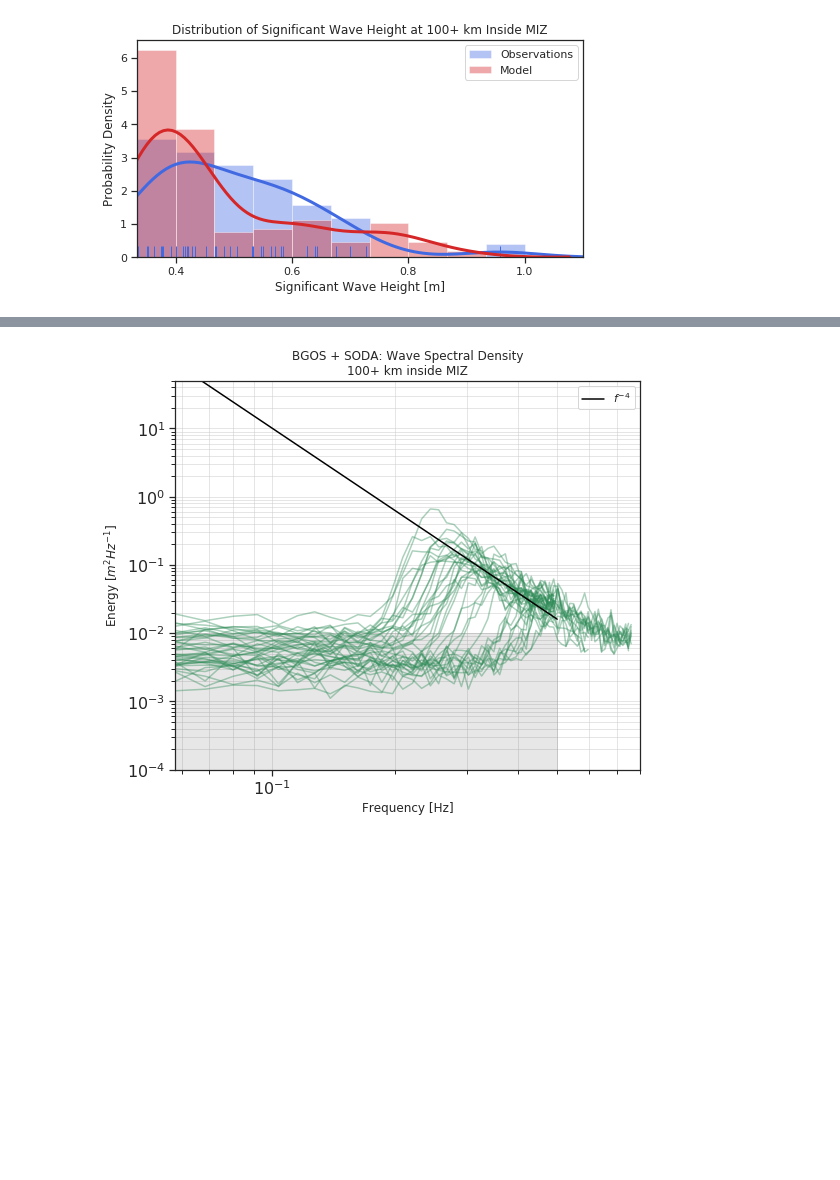
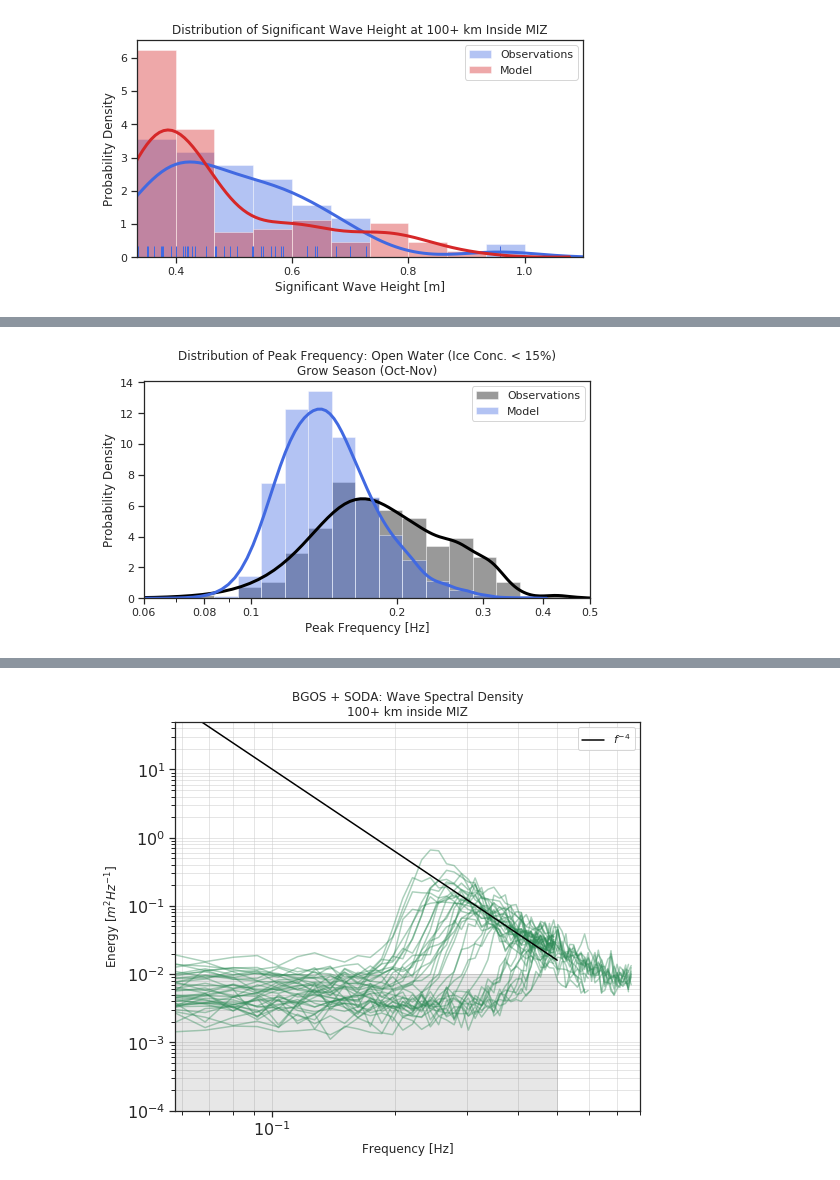
Before and after one commit to vtcooper/waveice, a Jupyter notebook: wave_ice_analysis_2021_pub.ipynb, the cells around one changed output, grey strips where cells are left out. Saved outputs shown, nothing was run; the diff lists cells and outputs as text; code cells hidden in the pictures; blank space fills up the shorter version.

```diff
--- a/wave_ice_analysis_2021_pub.ipynb
+++ b/wave_ice_analysis_2021_pub.ipynb
@@ -1128,0 +1402,45 @@ with sns.axes_style('white'):
+# %%
+## grow season 10 11
+## peak frequency: open water
+## BEAUFORT REGION
+setmin = 6e-2
+setmax = 5e-1
+hsmin = 0.33
+nbins = 20
+bins = np.logspace(np.log10(setmin),np.log10(setmax),nbins)
+
+model_fp = vbeau_fp_0_grow#[vbeau_hs_0_grow > hsmin]
+obs_fp = obs_fp_grow_0[obs_hs_grow_0 > hsmin]
+
+with sns.axes_style('white'):
+    fig,ax = plt.subplots(1,1,figsize=(8,4))
+
+    minorticks()
+    plt.subplot()
+    ax1 = sns.distplot(obs_fp,bins=bins,kde=True,rug=False,
+                       color='k',
+                       label='Observations',
+#                        hist_kws={'range':(setmin,setmax)},
+                       kde_kws={'linewidth':3,'bw':'scott',
+                                'label':'','clip':[setmin,setmax]})
+    sns.distplot(model_fp,bins=bins,kde=True,
+                 color='royalblue',
+                 label='Model',
+#                  hist_kws={'range':(setmin,setmax)},
+                 kde_kws={'linewidth':3,'bw':.01,'label':'','clip':[setmin,setmax]},
+                 ax=ax1)
+    plt.title('Distribution of Peak Frequency: Open Water (Ice Conc. < 15%)\nGrow Season (Oct-Nov)')
+    plt.ylabel('Probability Density')
+    plt.xlabel('Peak Frequency [Hz]')
+#     plt.xticks(np.linspace(0.4,1.0,4))
+    plt.xlim(setmin,setmax)
+    plt.legend()
+    plt.xscale('log')
+    plt.tick_params(axis='x', which='minor',labelsize=105)
+
+    xticklab = np.round(np.append([0.06,0.08],np.arange(0.1,0.51,0.1)),2)
+    plt.xticks(ticks=xticklab,labels=xticklab.astype(str))
+
+    plt.show()
+# %% [output]
+[figure, added]
```
Also changed, not shown: parts of 21 cells of this notebook.
